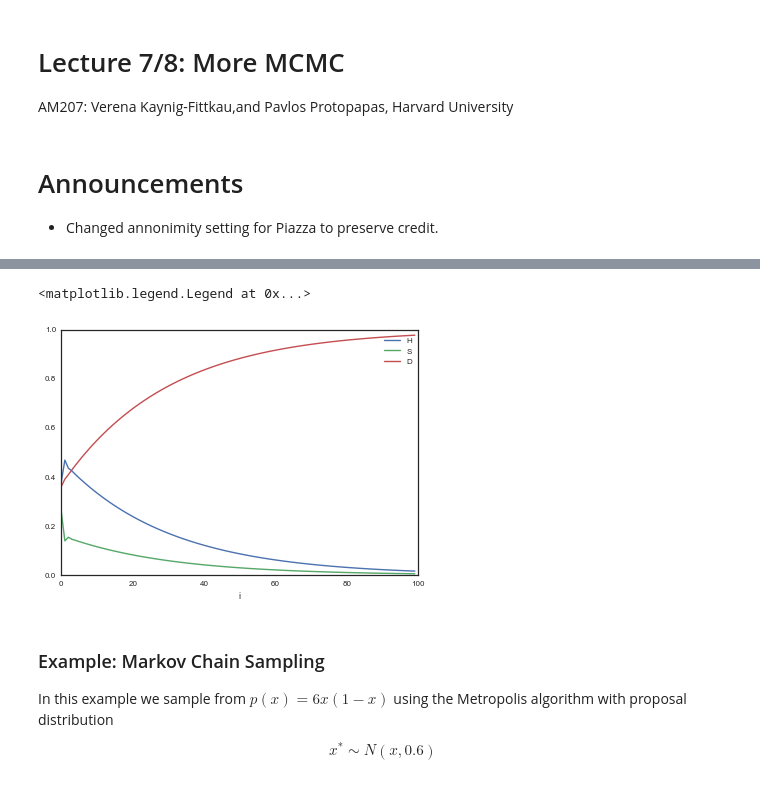
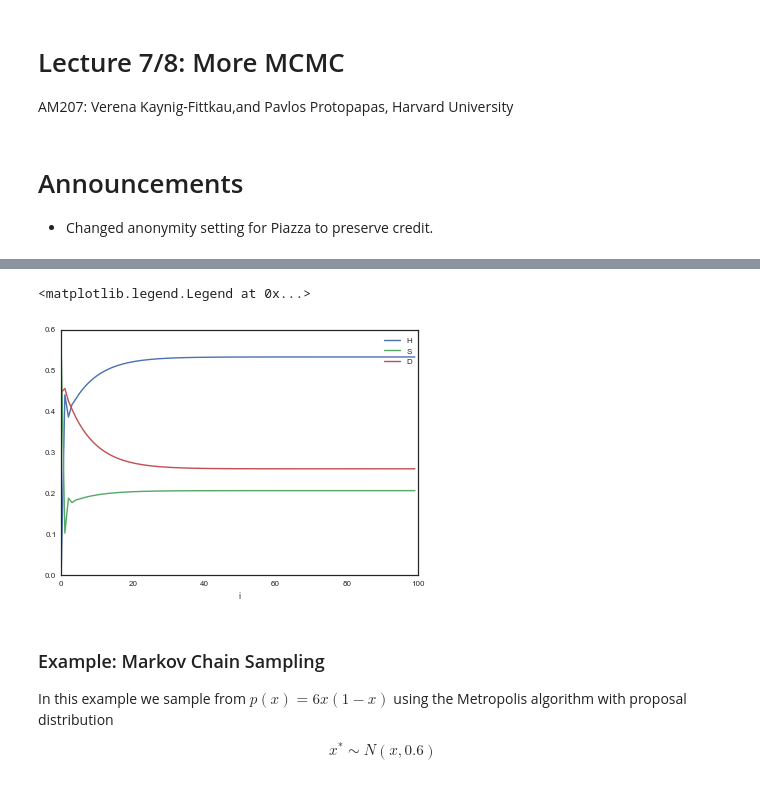
Before and after one commit to subodhchhabra/2015, a Jupyter notebook: Lectures/Lecture07_08_More_MCMC_Slides.ipynb, the cells around one changed output, grey strips where cells are left out. Drawn from its saved outputs; the diff is of its cells as text; code cells hidden in the pictures.

```diff
--- a/Lectures/Lecture07_08_More_MCMC_Slides.ipynb
+++ b/Lectures/Lecture07_08_More_MCMC_Slides.ipynb
@@ -4,7 +4,7 @@ AM207: Verena Kaynig-Fittkau,and Pavlos Protopapas, Harvard University
 # %% [markdown]
 # Announcements
 
-- Changed annonimity setting for Piazza to preserve credit.
+- Changed anonymity setting for Piazza to preserve credit.
 # %%
 %matplotlib inline
 import numpy as np
@@ -47,27 +47,27 @@ procedure but where the starting state of the sequence does not affect the estim
 # %%
 # Simple example for MARKOV CHAIN
 
 # transition matrix
-#T = np.array([[0.69, 0.3, 0.01],[ 0.8, 0.1, 0.1] ,[ 0,0.1 ,0.9]])
-T = np.array([[0.69, 0.3, 0.01],[ 0.8, 0.1, 0.1] ,[ 0 , 0 ,1]])
+T = np.array([[0.69, 0.3, 0.01],[ 0.8, 0.1, 0.1] ,[ 0,0.1 ,0.9]])
+#T = np.array([[0.69, 0.3, 0.01],[ 0.8, 0.1, 0.1] ,[ 0 , 0 ,1]])
 
 # initial state USE RANDOM NUMBERS
 p = np.random.uniform(low=0,high=1, size=3)
 # normalize
 p = p/np.sum(p)
 
 # do 100 iterations
 q=np.zeros((100,3))
 for i in np.arange(0,100):
     #compute probability for each state
     q[i, :] = np.dot(p,np.linalg.matrix_power(T,i))
 
 plt.plot(q)
 plt.xlabel('i')
 plt.legend( ('H', 'S', 'D'))
 # %% [output]
 <matplotlib.legend.Legend at 0x...>
-[figure, old version]
+[figure, new version]
 # %% [markdown]
 ### Example: Markov Chain Sampling
 In this example we sample from $p(x) =6x(1-x)$ using the Metropolis algorithm with proposal
```
Also changed, not shown: parts of 1 cell of this notebook.
